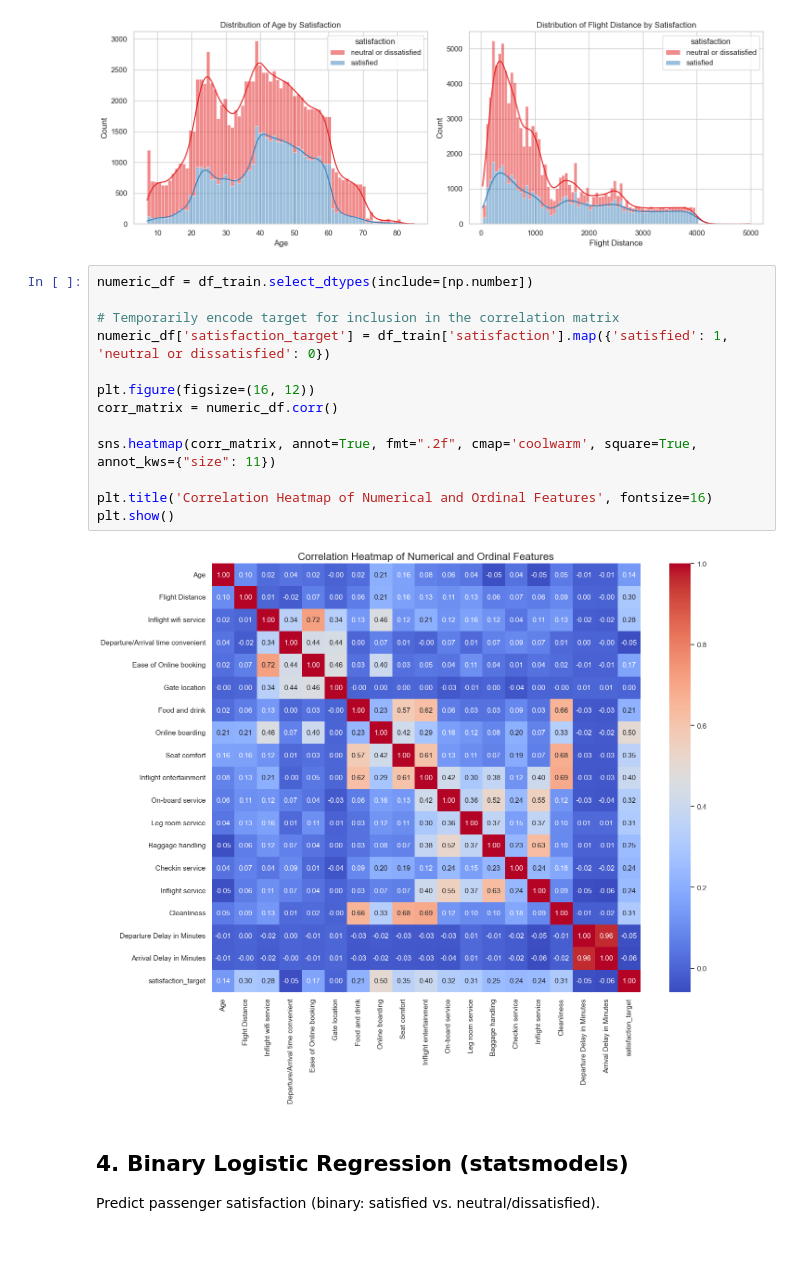
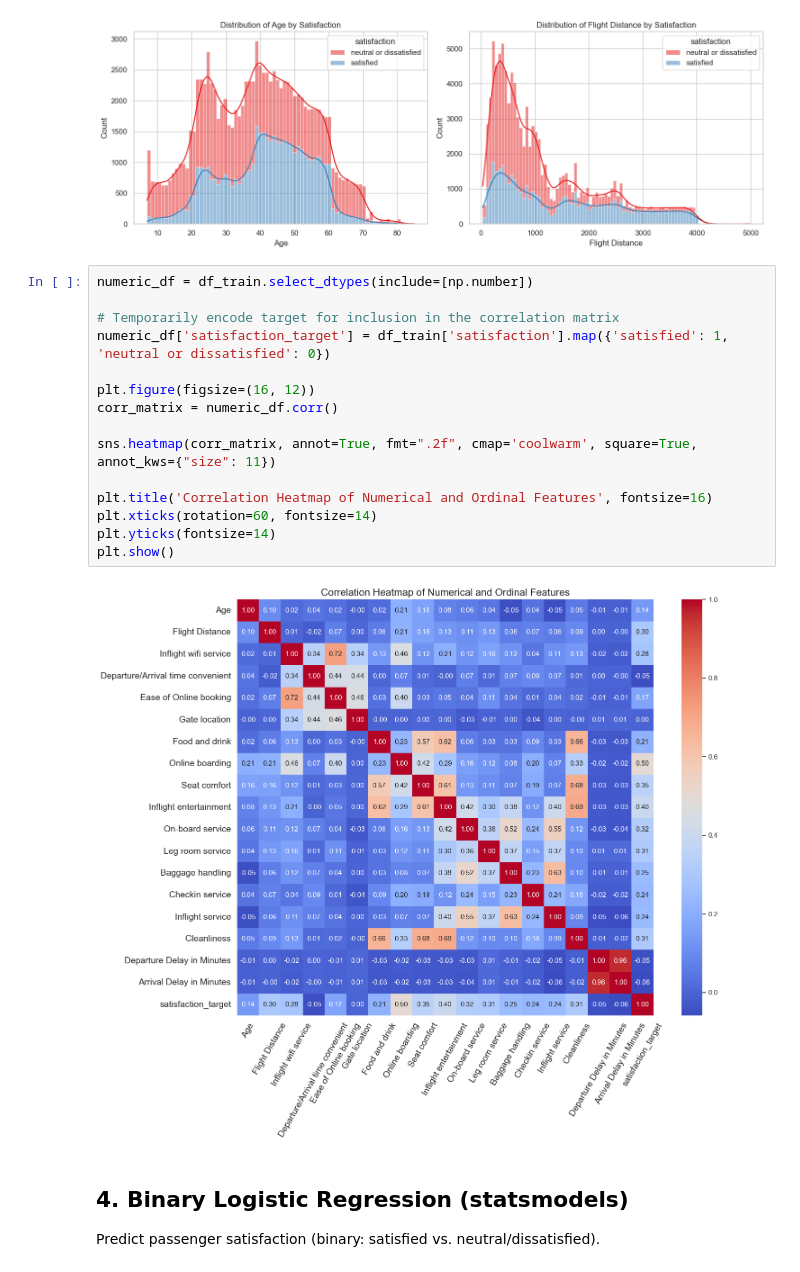
Before and after one commit to 1javid/ml_pr_2, a Jupyter notebook: projecttwin.ipynb, the cells around one changed output. Drawn from its saved outputs; the diff is of its cells as text.

```diff
--- a/projecttwin.ipynb
+++ b/projecttwin.ipynb
@@ -126,18 +128,20 @@ plt.show()
 # %%
 numeric_df = df_train.select_dtypes(include=[np.number])
 
 # Temporarily encode target for inclusion in the correlation matrix
 numeric_df['satisfaction_target'] = df_train['satisfaction'].map({'satisfied': 1, 'neutral or dissatisfied': 0})
 
 plt.figure(figsize=(16, 12))
 corr_matrix = numeric_df.corr()
 
 sns.heatmap(corr_matrix, annot=True, fmt=".2f", cmap='coolwarm', square=True, annot_kws={"size": 11})
 
 plt.title('Correlation Heatmap of Numerical and Ordinal Features', fontsize=16)
+plt.xticks(rotation=60, fontsize=14)
+plt.yticks(fontsize=14)
 plt.show()
 # %% [output]
-[figure, old version]
+[figure, new version]
 # %% [markdown]
 ## 4. Binary Logistic Regression (statsmodels)
 
```
Also changed, not shown: parts of 9 cells of this notebook, 8 other files.
